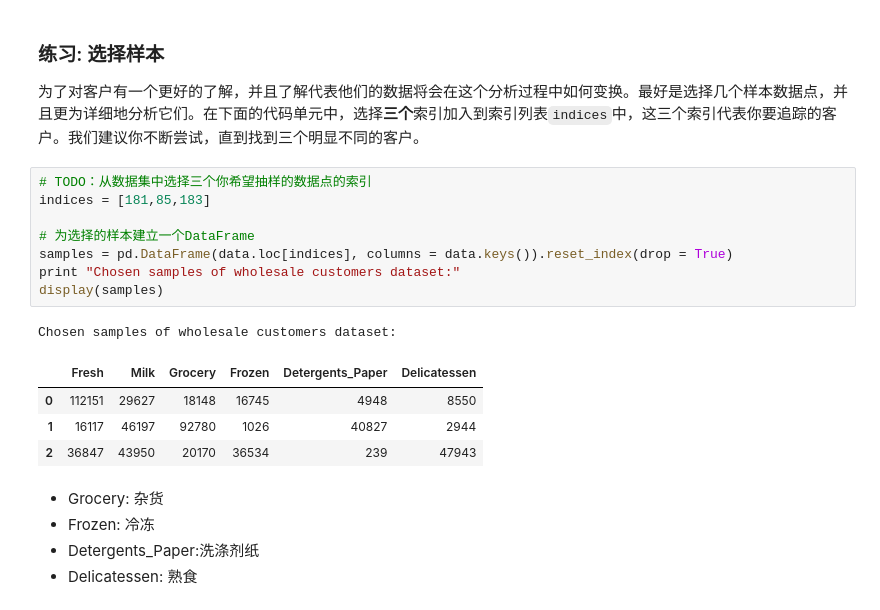
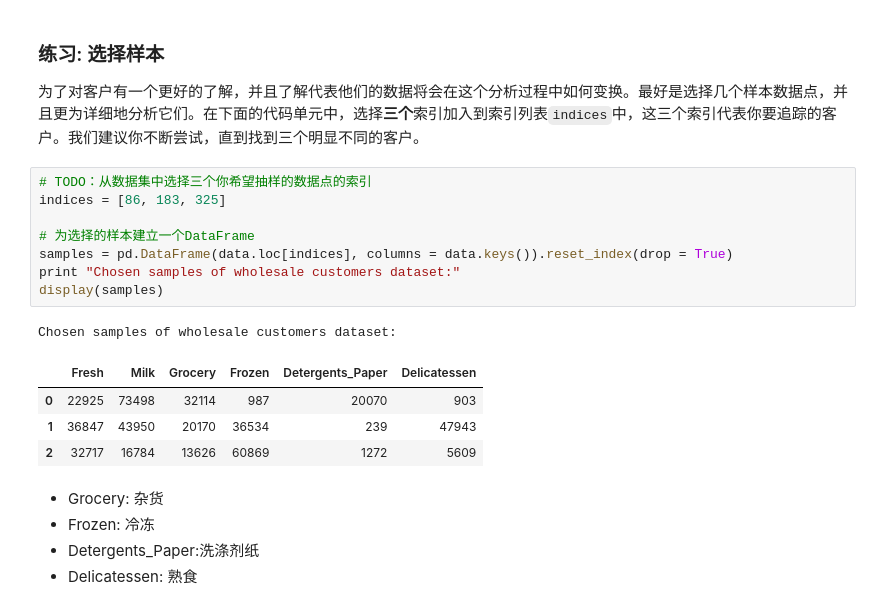
Before and after one commit to sunrise2075/udml-creating_customer_segments, a Jupyter notebook: customer_segments.ipynb, the cells around one changed output. Cells and saved outputs as stored; diff of their text form.

```diff
--- a/customer_segments.ipynb
+++ b/customer_segments.ipynb
@@ -83,18 +83,18 @@ dtype: int64
 为了对客户有一个更好的了解，并且了解代表他们的数据将会在这个分析过程中如何变换。最好是选择几个样本数据点，并且更为详细地分析它们。在下面的代码单元中，选择**三个**索引加入到索引列表`indices`中，这三个索引代表你要追踪的客户。我们建议你不断尝试，直到找到三个明显不同的客户。
 # %%
 # TODO：从数据集中选择三个你希望抽样的数据点的索引
-indices = [181,85,183]
+indices = [86, 183, 325]
 
 # 为选择的样本建立一个DataFrame
 samples = pd.DataFrame(data.loc[indices], columns = data.keys()).reset_index(drop = True)
 print "Chosen samples of wholesale customers dataset:"
 display(samples)
 # %% [output]
 Chosen samples of wholesale customers dataset:
 |  | Fresh | Milk | Grocery | Frozen | Detergents_Paper | Delicatessen |
-| 0 | 112151 | 29627 | 18148 | 16745 | 4948 | 8550 |
-| 1 | 16117 | 46197 | 92780 | 1026 | 40827 | 2944 |
-| 2 | 36847 | 43950 | 20170 | 36534 | 239 | 47943 |
+| 0 | 22925 | 73498 | 32114 | 987 | 20070 | 903 |
+| 1 | 36847 | 43950 | 20170 | 36534 | 239 | 47943 |
+| 2 | 32717 | 16784 | 13626 | 60869 | 1272 | 5609 |
 # %% [markdown]
 - Grocery: 杂货
 - Frozen: 冷冻
```
Also changed, not shown: parts of 8 cells of this notebook.
